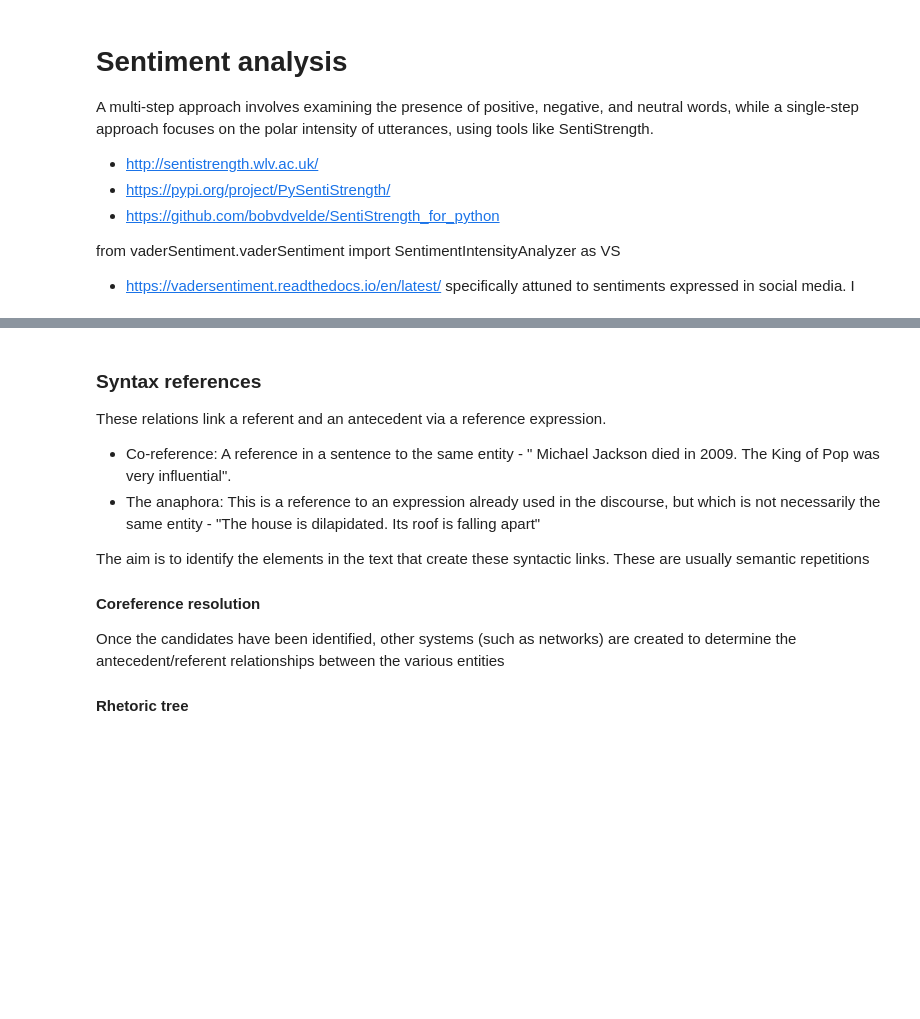
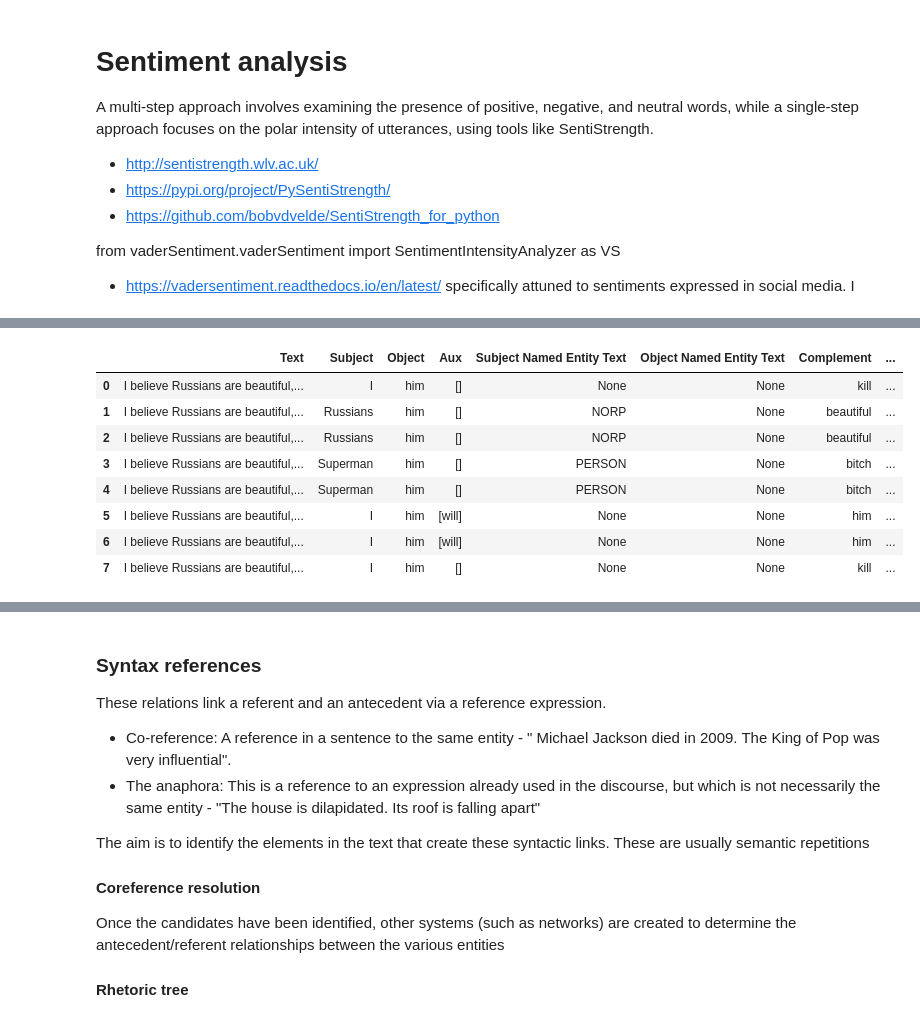
Before and after one commit to philbeliveau/Text_miningProject, a Jupyter notebook: Notebook/Cyberbullying_Exploration.ipynb, the cells around one changed output, grey strips where cells are left out. Saved outputs shown, nothing was run; the diff lists cells and outputs as text; code cells hidden in the pictures; blank space fills up the shorter version.

```diff
--- a/Notebook/Cyberbullying_Exploration.ipynb
+++ b/Notebook/Cyberbullying_Exploration.ipynb
@@ -226,3 +296,19 @@ With POS tagging, we recover the syntactic categories of words. As a reminder, s
 - Fake news and opinion spam detection
 
 How to acces the categories: https://notebook.community/VictorQuintana91/Thesis/notebooks/002_pos_tagging
+# %%
+#We use the spacy loader with our previously defined example (cell 3)
+
+en_EntNom = "Hindus were and are getting killed by Muslims terriorists in Kashmir"
+en_EntNom = "I believe Iranians are gay, but they uses gendered slurs and makes rape jokes"
+
+doc = nlp(en_EntNom)
+
+#We define a function that scans the text object and prints the text (token), its dependency relationship and the word with which it is linked.
+def dep_tree(doc_text):
+    for token in doc_text:
+        print( token.morph.get('Person'))
+data = dep_tree(doc)
+
+# token.text," : " ,token.lemma_," : ", token.pos_," : ", token.tag_," : ", token.dep_," : ",
+#                 token.shape_," : ", token.is_alpha, " : ",token.is_stop, ":", token.morph, ":",
@@ -256,0 +362,4 @@ help  :  dobj | need
+# %%
+for token in doc:
+    print(token.text, token.dep_, token.head.text, token.head.pos_,
+            [child for child in token.children])
@@ -256,0 +399,59 @@ help  :  dobj | need
+# %%
+import pandas as pd
+from vaderSentiment.vaderSentiment import SentimentIntensityAnalyzer
+
+# Create a VADER sentiment analyzer object
+analyzer = SentimentIntensityAnalyzer()
+
+# Initialize lists to store data
+data = []
+
+TEXTS = [
+"I believe Russians are beautiful, but Superman is a bitch, I will kill him"
+]
+
+"I mean he's gay, but he uses gendered slurs and makes rape jokes"
+"I am going to fuck him up"
+
+for idx, doc in enumerate(nlp.pipe(TEXTS)):
+    for token in doc:
+        #if token.ent_type_ in ("NORP", "PERSON", "GPE"):
+        # Check if the token is a subject or complement
+        if token.dep_ in ("nsubj", "aux", "acomp", "attr", "conj"):
+            subjects = [w.text for w in token.head.lefts if w.dep_ in ("nsubj")]
+            aux = [w.text for w in token.head.lefts if w.dep_ in ('aux')]
+            objects = [w.text for w in token.head.rights if w.dep_ == "dobj"]
+            complement = [w.text for w in token.head.rights if w.dep_ in ("acomp", "attr", 'dobj', 'conj',
+                                                                          'VERB')]
+            person = [token.morph.get("Person") for i in subjects]
+            person_obj = [token.morph.get("Person") for i in objects]
+            if subjects or objects and complement:
+                for subject in subjects:
+                    for comp in complement:
+                        subject_ent = [ent.label_ for ent in doc.ents if ent.text == subject]
+                        object_ent = [ent.label_ for ent in doc.ents if ent.text == object]
+                        # comp_ent = [ent.label_ for ent in doc.ents if ent.text == comp]
+                        # Get the named entity text for the token
+                        named_entity_text = [ent.label_ for ent in doc.ents]
+                        # Perform sentiment analysis on the complement using VADER
+                        sentiment_score = analyzer.polarity_scores(comp)["compound"]
+                        # Append data to list
+                        data.append({"Text": TEXTS[idx], "Subject": subject, "Object": object, "Aux": aux,
+                                      "Subject Named Entity Text": subject_ent[0] if subject_ent else None,
+                                      "Object Named Entity Text": object_ent[0] if object_ent else None,
+                                      "Complement": comp,
+                                      "Sentiment_SUBJ": sentiment_score, "Pronous": person})
+# "Complement Named Entity Text": comp_ent[0] if comp_ent else None
+# Create DataFrame
+df = pd.DataFrame(data)
+df
+# %% [output]
+|  | Text | Subject | Object | Aux | Subject Named Entity Text | Object Named Entity Text | Complement | ... |
+| 0 | I believe Russians are beautiful,... | I | him | [] | None | None | kill | ... |
+| 1 | I believe Russians are beautiful,... | Russians | him | [] | NORP | None | beautiful | ... |
+| 2 | I believe Russians are beautiful,... | Russians | him | [] | NORP | None | beautiful | ... |
+| 3 | I believe Russians are beautiful,... | Superman | him | [] | PERSON | None | bitch | ... |
+| 4 | I believe Russians are beautiful,... | Superman | him | [] | PERSON | None | bitch | ... |
+| 5 | I believe Russians are beautiful,... | I | him | [will] | None | None | him | ... |
+| 6 | I believe Russians are beautiful,... | I | him | [will] | None | None | him | ... |
+| 7 | I believe Russians are beautiful,... | I | him | [] | None | None | kill | ... |
```
Also changed, not shown: parts of 18 cells of this notebook, 1 other file.
